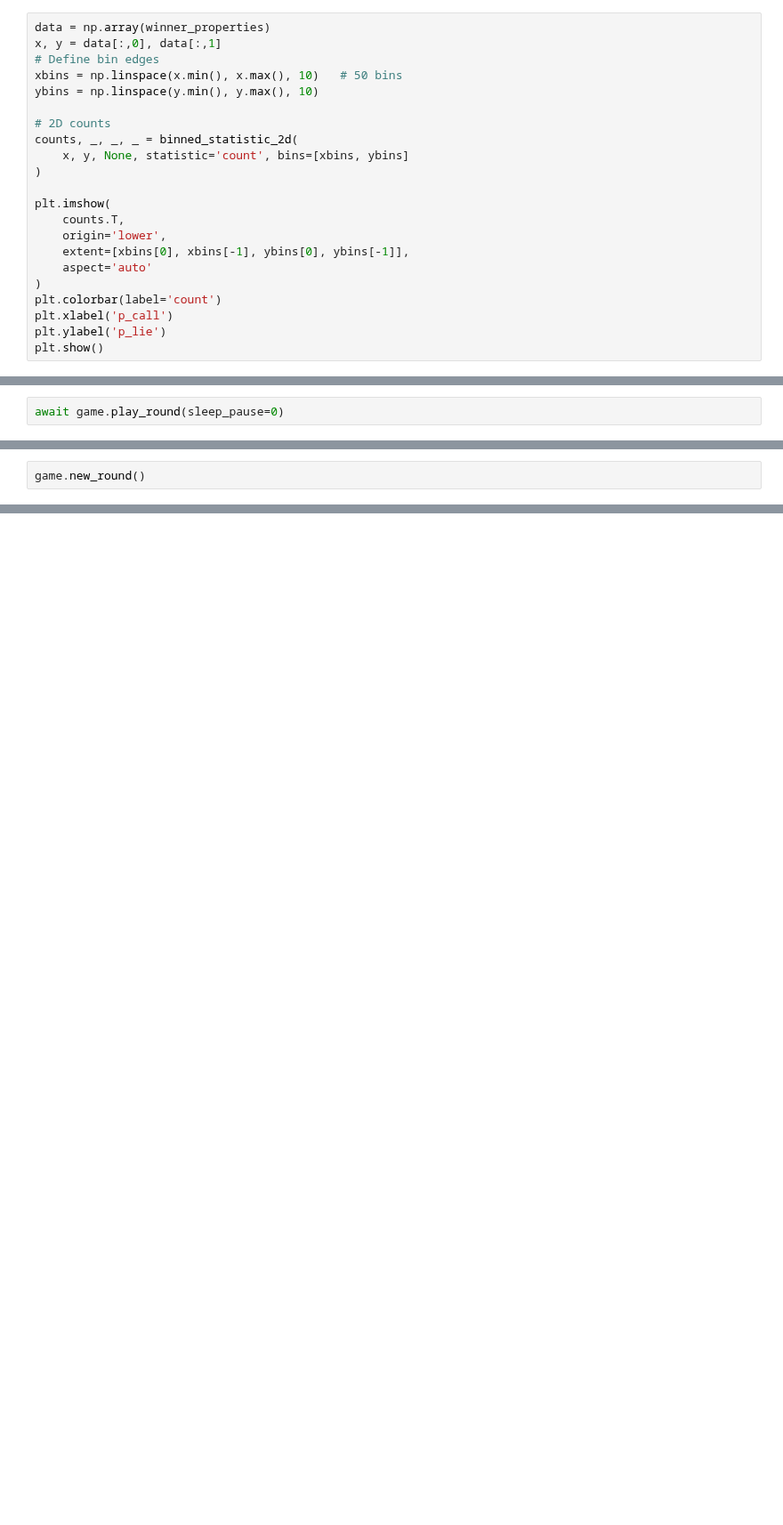
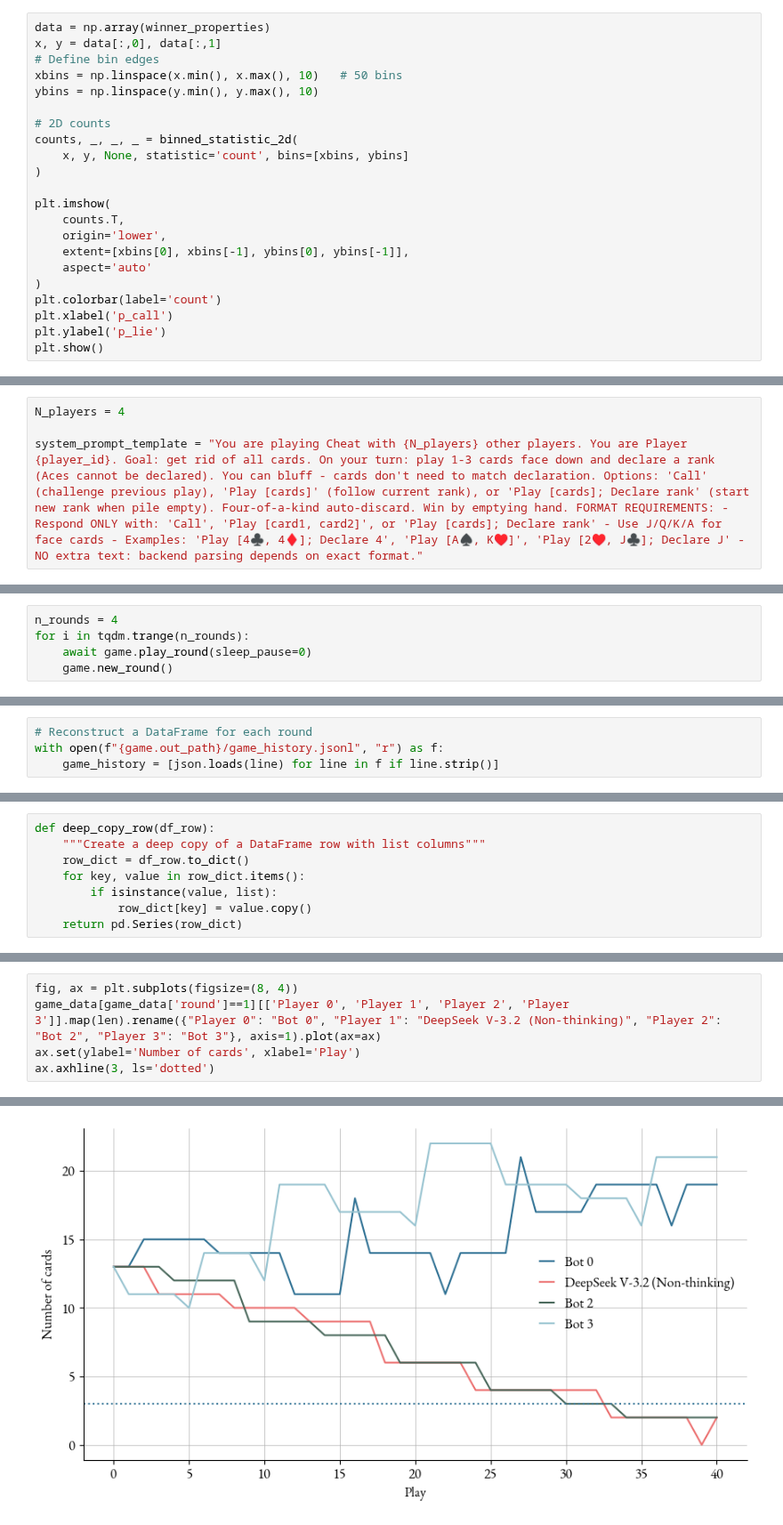
Before and after one commit to humanet-science/Cheat, a Jupyter notebook: experiments.ipynb, the cells around one changed output, grey strips where cells are left out. Shown at 89% size. Saved outputs shown, nothing was run; the diff lists cells and outputs as text; blank space fills up the shorter version.

Commit message:
Add LLM framework

```diff
--- a/experiments.ipynb
+++ b/experiments.ipynb
@@ -83,3 +104,7 @@ def manual_input_function(prompt: str) -> str:
+# %%
+N_players = 4
+
+system_prompt_template = "You are playing Cheat with {N_players} other players. You are Player {player_id}. Goal: get rid of all cards. On your turn: play 1-3 cards face down and declare a rank (Aces cannot be declared). You can bluff - cards don't need to match declaration. Options: 'Call' (challenge previous play), 'Play [cards]' (follow current rank), or 'Play [cards]; Declare rank' (start new rank when pile empty). Four-of-a-kind auto-discard. Win by emptying hand. FORMAT REQUIREMENTS: - Respond ONLY with: 'Call', 'Play [card1, card2]', or 'Play [cards]; Declare rank' - Use J/Q/K/A for face cards - Examples: 'Play [4♣, 4♦]; Declare 4', 'Play [A♠, K♥]', 'Play [2♥, J♣]; Declare J' - NO extra text: backend parsing depends on exact format."
 # %%
 # Fill up with bots
 game_players=[]
@@ -120,3 +157,6 @@ You are playing the card game 'Cheat' (sometimes also called 'Bullshit') with 4
 # %%
-await game.play_round(sleep_pause=0)
+n_rounds = 4
+for i in tqdm.trange(n_rounds):
+    await game.play_round(sleep_pause=0)
+    game.new_round()
 # %% [output]
@@ -224,2 +180,4 @@ await game.play_round(sleep_pause=0)
 # %%
-game.new_round()
+# Reconstruct a DataFrame for each round
+with open(f"{game.out_path}/game_history.jsonl", "r") as f:
+    game_history = [json.loads(line) for line in f if line.strip()]
@@ -250,0 +184,8 @@ match.group(1), [str_to_Card(card.strip().strip("'\"")) for card in match.group(
+# %%
+def deep_copy_row(df_row):
+    """Create a deep copy of a DataFrame row with list columns"""
+    row_dict = df_row.to_dict()
+    for key, value in row_dict.items():
+        if isinstance(value, list):
+            row_dict[key] = value.copy()
+    return pd.Series(row_dict)
@@ -250,0 +288,6 @@ match.group(1), [str_to_Card(card.strip().strip("'\"")) for card in match.group(
+# %%
+fig, ax = plt.subplots(figsize=(8, 4))
+game_data[game_data['round']==1][['Player 0', 'Player 1', 'Player 2', 'Player 3']].map(len).rename({"Player 0": "Bot 0", "Player 1": "DeepSeek V-3.2 (Non-thinking)", "Player 2": "Bot 2", "Player 3": "Bot 3"}, axis=1).plot(ax=ax)
+ax.set(ylabel='Number of cards', xlabel='Play')
+ax.axhline(3, ls='dotted')
+# %% [output]
@@ -250,0 +295 @@ match.group(1), [str_to_Card(card.strip().strip("'\"")) for card in match.group(
+[figure, added]
```
Also changed, not shown: parts of 18 cells of this notebook, 6 other files.
